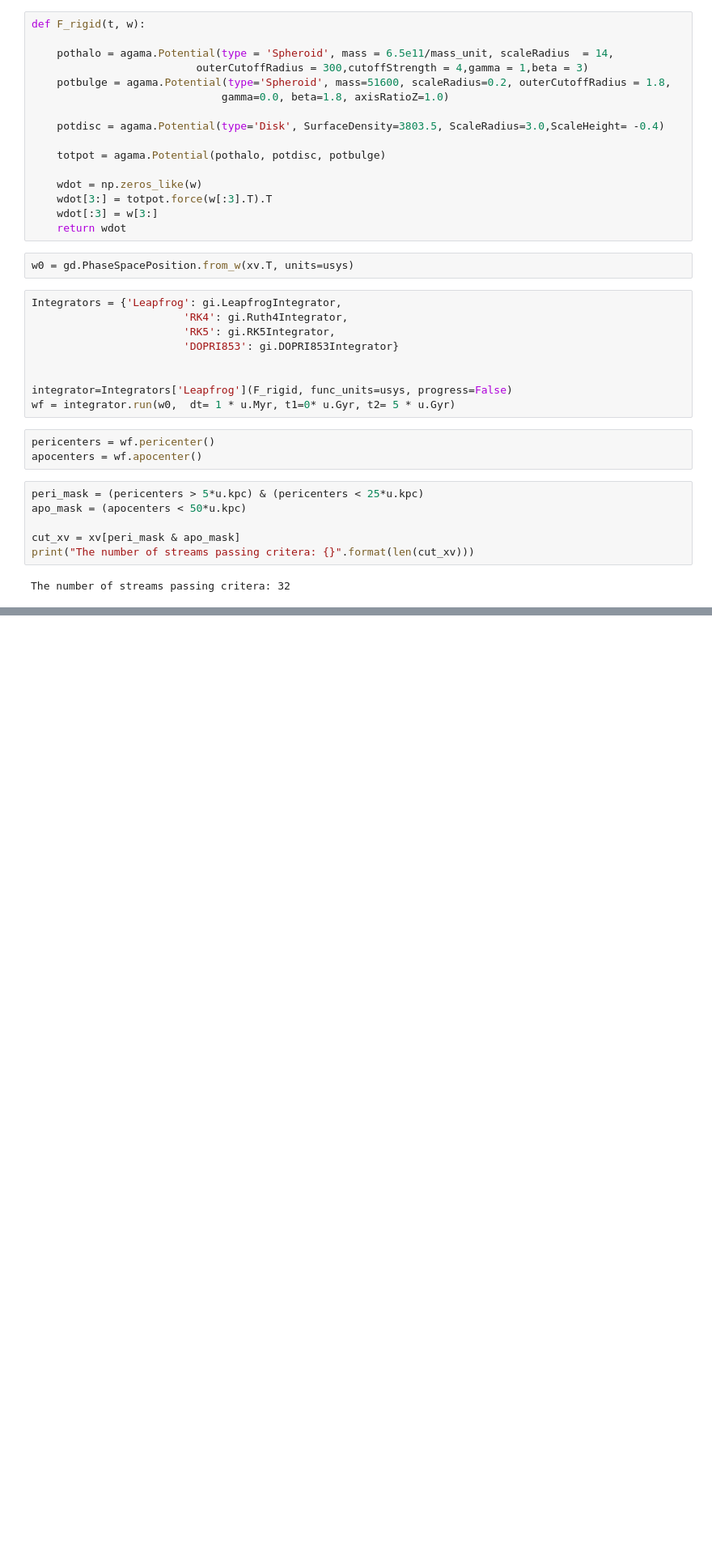
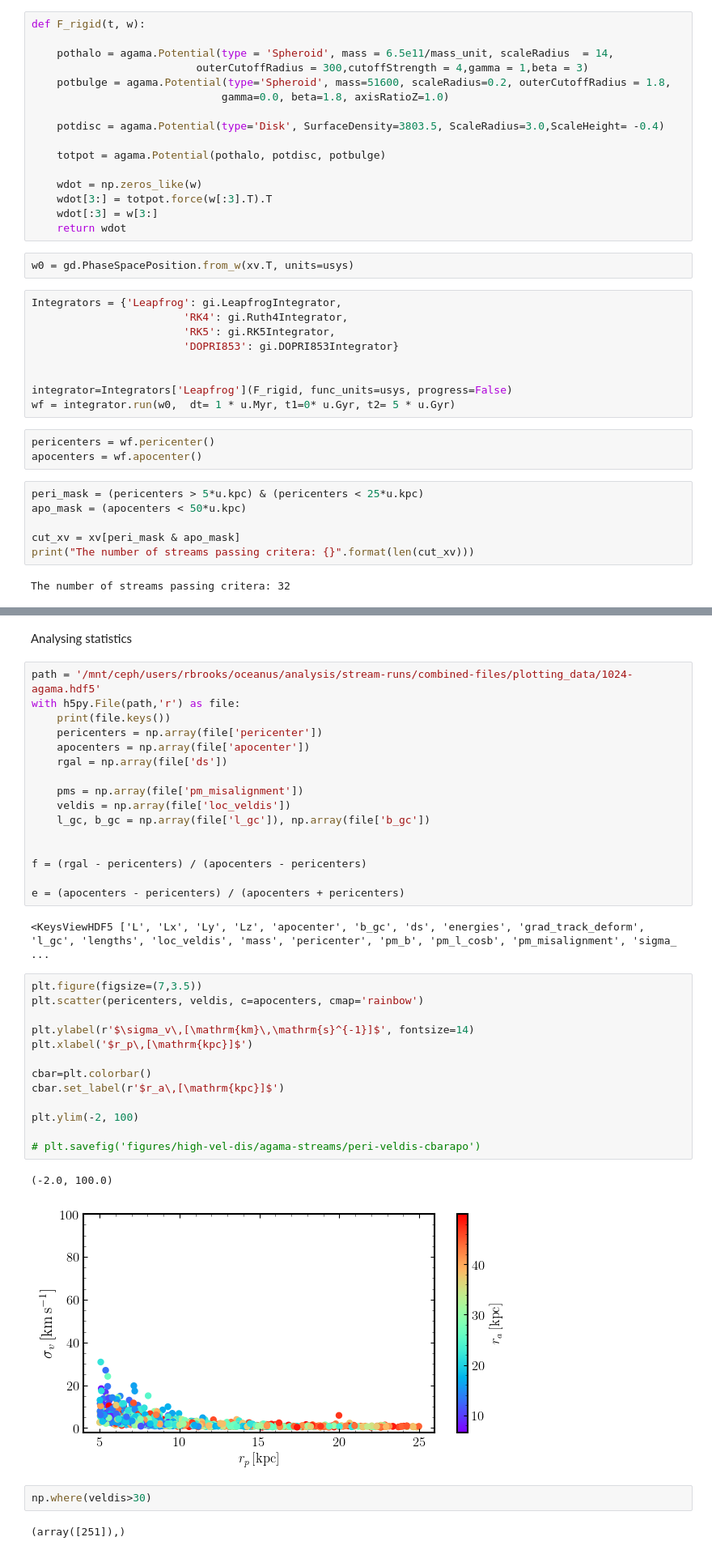
Before and after one commit to dc-broo3/oceanus, a Jupyter notebook: analysis/agama-streams.ipynb, the cells around one changed output, grey strips where cells are left out. Shown at 81% size. Drawn from its saved outputs; the diff is of its cells as text; blank space fills up the shorter version.

Commit message:
More comparison of agama and bfe potentials.

```diff
--- a/analysis/agama-streams.ipynb
+++ b/analysis/agama-streams.ipynb
@@ -287,0 +319,40 @@ Note: you may need to restart the kernel to use updated packages.
+# %% [markdown]
+Analysing statistics
+# %%
+path = '/mnt/ceph/users/rbrooks/oceanus/analysis/stream-runs/combined-files/plotting_data/1024-agama.hdf5'
+with h5py.File(path,'r') as file:
+    print(file.keys())
+    pericenters = np.array(file['pericenter'])
+    apocenters = np.array(file['apocenter'])
+    rgal = np.array(file['ds'])
+
+    pms = np.array(file['pm_misalignment'])
+    veldis = np.array(file['loc_veldis'])
+    l_gc, b_gc = np.array(file['l_gc']), np.array(file['b_gc'])
+
+
+f = (rgal - pericenters) / (apocenters - pericenters)
+
+e = (apocenters - pericenters) / (apocenters + pericenters)
+# %% [output]
+<KeysViewHDF5 ['L', 'Lx', 'Ly', 'Lz', 'apocenter', 'b_gc', 'ds', 'energies', 'grad_track_deform', 'l_gc', 'lengths', 'loc_veldis', 'mass', 'pericenter', 'pm_b', 'pm_l_cosb', 'pm_misalignment', 'sigma_ ...
+# %%
+plt.figure(figsize=(7,3.5))
+plt.scatter(pericenters, veldis, c=apocenters, cmap='rainbow')
+
+plt.ylabel(r'$\sigma_v\,[\mathrm{km}\,\mathrm{s}^{-1}]$', fontsize=14)
+plt.xlabel('$r_p\,[\mathrm{kpc}]$')
+
+cbar=plt.colorbar()
+cbar.set_label(r'$r_a\,[\mathrm{kpc}]$')
+
+plt.ylim(-2, 100)
+
+# plt.savefig('figures/high-vel-dis/agama-streams/peri-veldis-cbarapo')
+# %% [output]
+(-2.0, 100.0)
+[figure, added]
+# %%
+np.where(veldis>30)
+# %% [output]
+(array([251]),)
```
Also changed, not shown: parts of 25 cells of this notebook, 1 other file.
